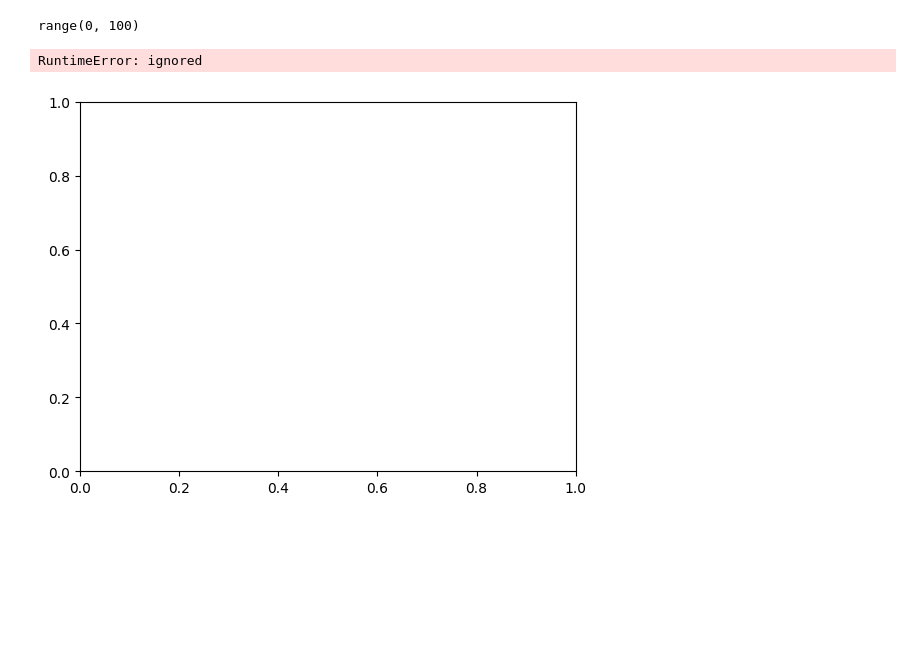
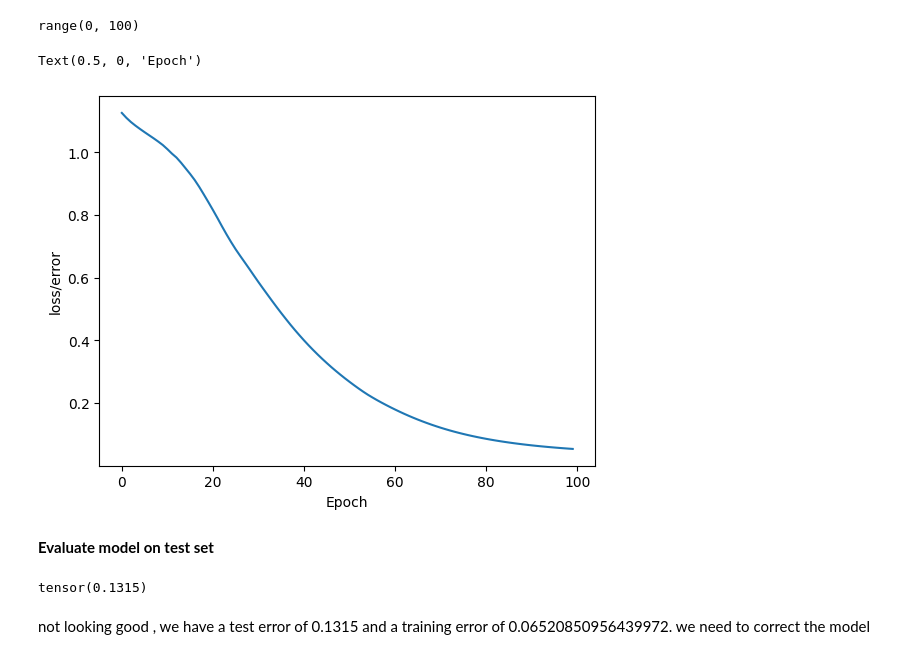
Before and after one commit to nassim1014/Pytorch-DeepLearning-Tuto, a Jupyter notebook: Pytorch_DeepLearning_Tuto.ipynb, the cells around one changed output. Cells and saved outputs as stored; diff of their text form; code cells hidden in the pictures; blank space fills up the shorter version.

Commit message:
Evaluate model

```diff
--- a/Pytorch_DeepLearning_Tuto.ipynb
+++ b/Pytorch_DeepLearning_Tuto.ipynb
@@ -301,9 +305,21 @@ range(epochs)
 # %% [output]
 range(0, 100)
 # %%
-plt.plot( range(epochs), losses)
+plt.plot(range(epochs), [i.item() for i in losses])
 plt.ylabel("loss/error")
 plt.xlabel("Epoch")
 # %% [output]
-RuntimeError: ignored
+Text(0.5, 0, 'Epoch')
-[figure, old version]
+[figure, new version]
+# %% [markdown]
+**Evaluate model on test set**
+# %%
+with torch.no_grad() : #turn off back propagation
+  y_eval = model.forward(X_test) # get prediction on test set
+  loss = criterion(y_eval, y_test)
+
+loss
+# %% [output]
+tensor(0.1315)
+# %% [markdown]
+not looking good , we have a test error of 0.1315 and a training error of 0.06520850956439972. we need to correct the model
```
Also changed, not shown: parts of 11 cells of this notebook.
